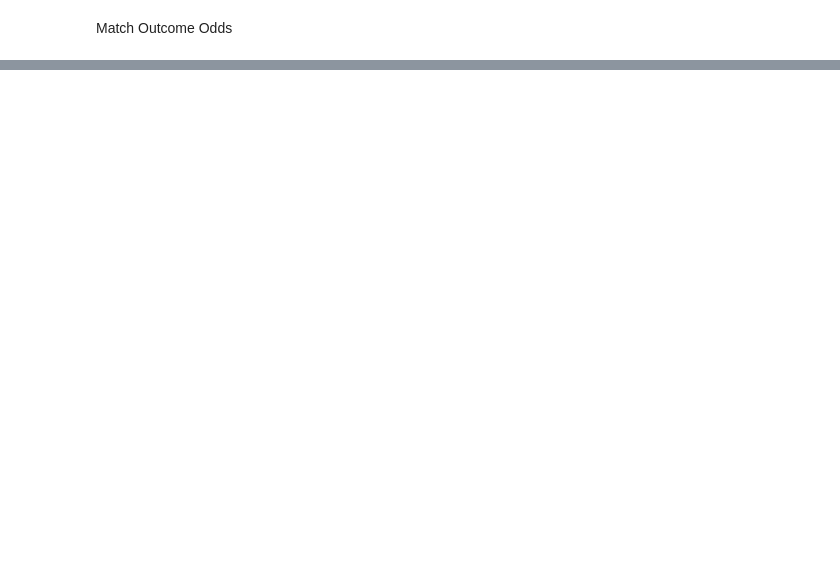
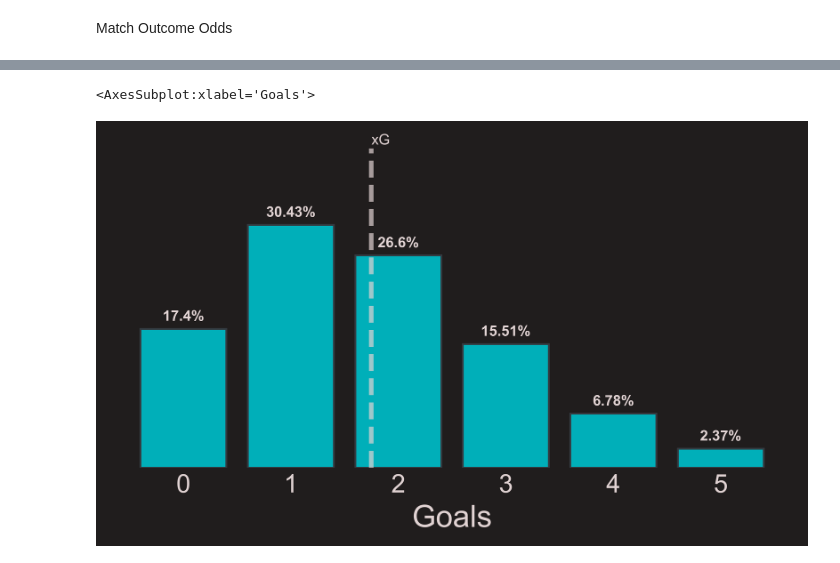
Before and after one commit to andrewlfc7/Soccer_Dashboard, a Jupyter notebook: Post Match Probabilities.ipynb, the cells around one changed output, grey strips where cells are left out. Cells and saved outputs as stored; diff of their text form; code cells hidden in the pictures; blank space fills up the shorter version.

```diff
--- a/Post Match Probabilities.ipynb
+++ b/Post Match Probabilities.ipynb
@@ -325,0 +481,17 @@ xpoprog2 = xpoprog2.assign(n=xpoprog2.groupby('
+# %%
+fig, ax = plt.subplots(figsize=(6,3),dpi=800)
+fig.set_facecolor("#201D1D")
+
+
+ax.grid(False)
+ax.spines['top'].set_visible(False)
+ax.spines['right'].set_visible(False)
+ax.spines['bottom'].set_visible(False)
+ax.spines['left'].set_visible(False)
+ax.set_facecolor("#201D1D")
+
+
+plot_goals_prob(ax, data, 8650, '#00afb9')
+# %% [output]
+<AxesSubplot:xlabel='Goals'>
+[figure, added]
```
Also changed, not shown: parts of 20 cells of this notebook, 6 other files.
